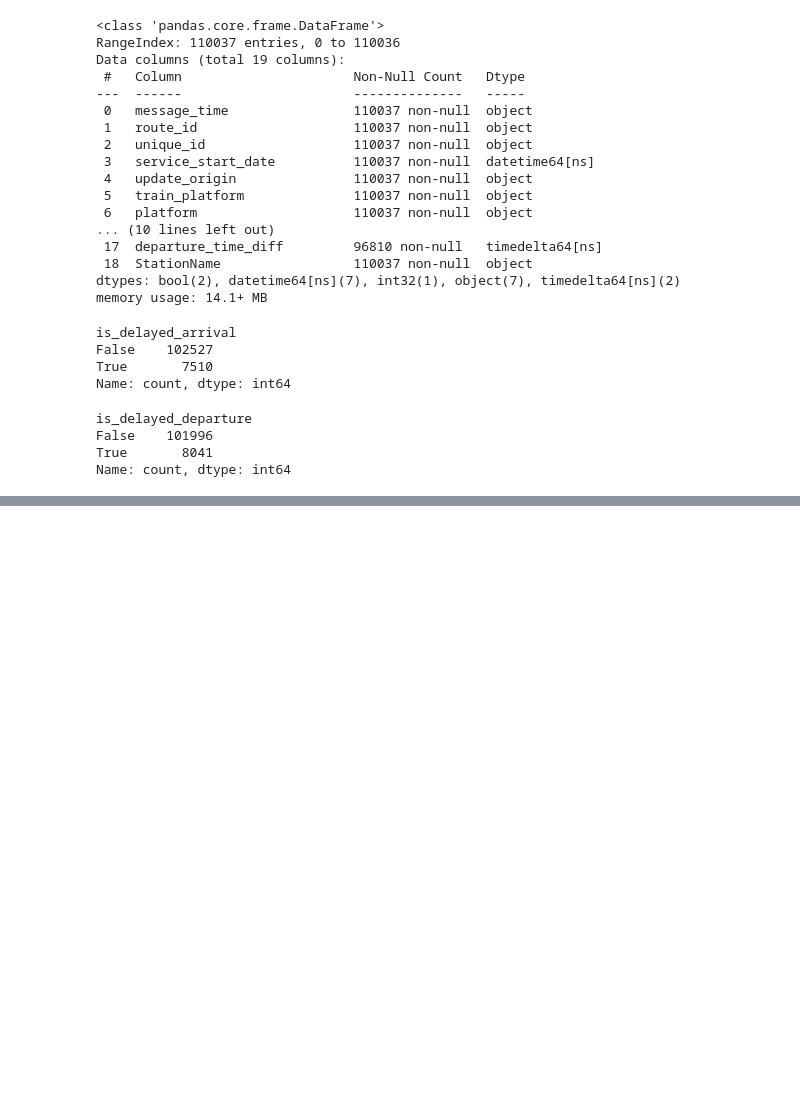
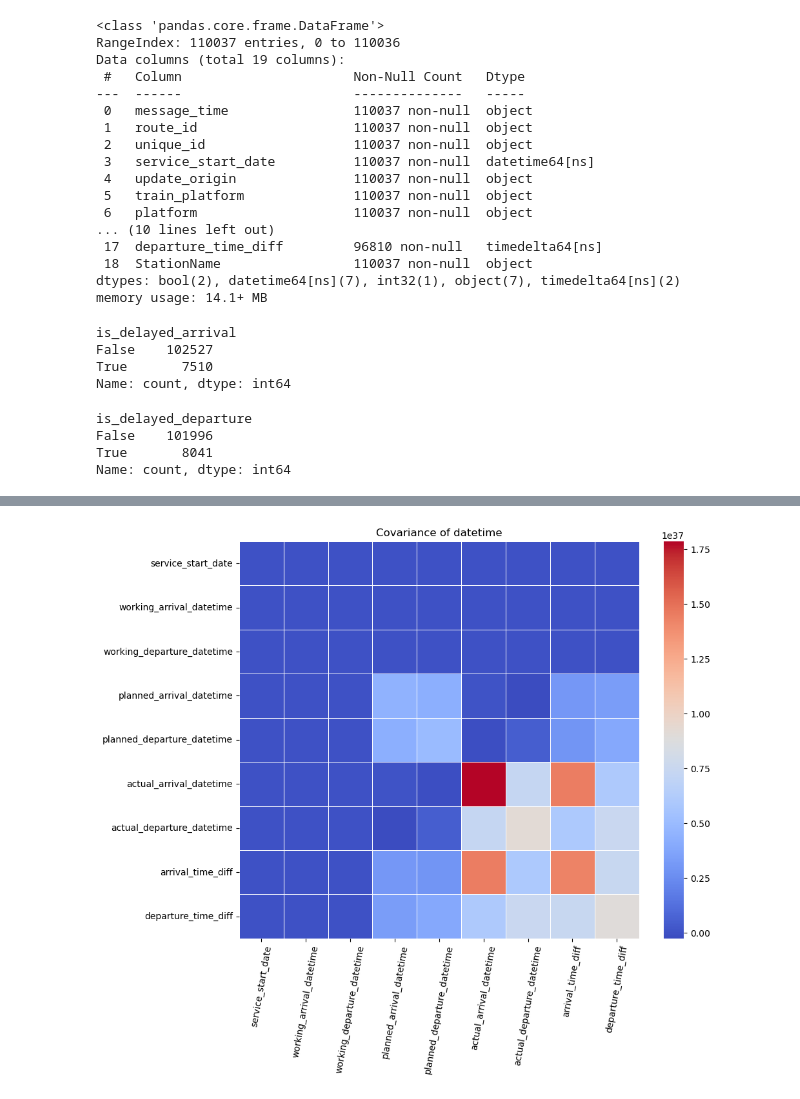
Before and after one commit to blcervone/GC_Final_Project_DataAnalytics, a Jupyter notebook: EDA/UK Rail EDA.ipynb, the cells around one changed output, grey strips where cells are left out. Saved outputs shown, nothing was run; the diff lists cells and outputs as text; code cells hidden in the pictures; blank space fills up the shorter version.

```diff
--- a/EDA/UK Rail EDA.ipynb
+++ b/EDA/UK Rail EDA.ipynb
@@ -496,0 +531,8 @@ final_working_df.to_csv("final_UK_Rail_data_040224.csv", index=False)
+# %%
+plt.figure(figsize=(10,8))
+sns.heatmap(cov,cmap='coolwarm',fmt=".2f",linewidth=0.5)
+plt.title('Covariance of datetime')
+plt.xticks(rotation=80)
+plt.show()
+# %% [output]
+[figure, added]
```
Also changed, not shown: parts of 9 cells of this notebook.
